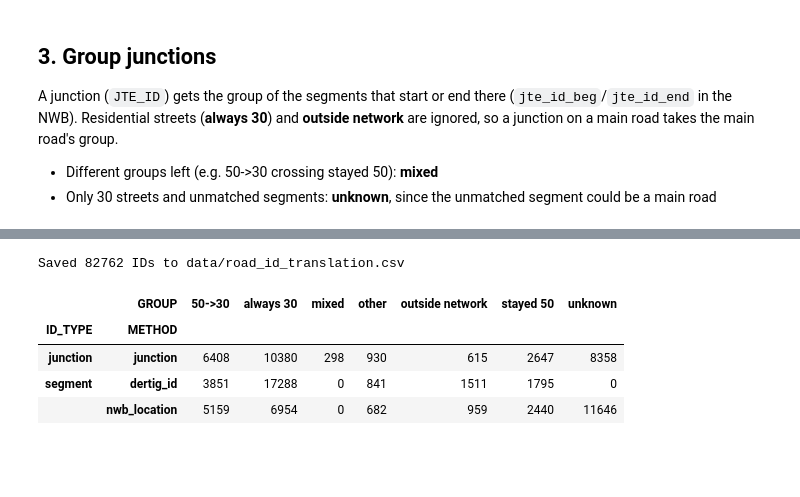
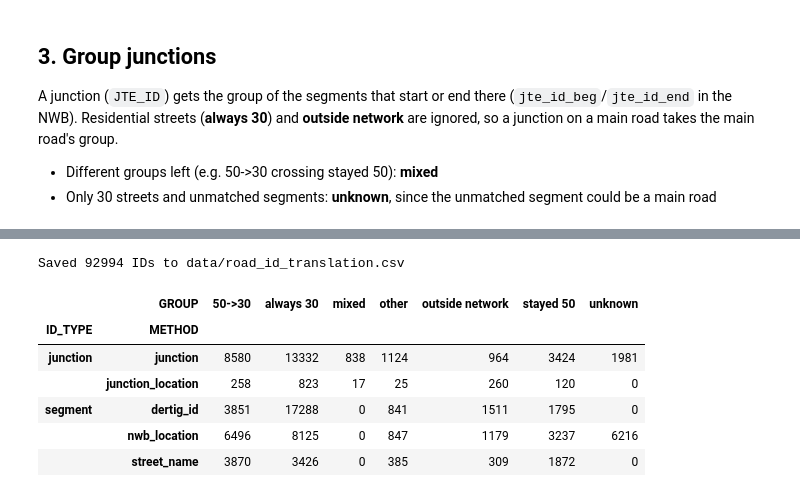
Before and after one commit to LiamLuijtgaarden/Python-Project, a Jupyter notebook: wegvakken.ipynb, the cells around one changed output, grey strips where cells are left out. Drawn from its saved outputs; the diff is of its cells as text; code cells hidden in the pictures; blank space fills up the shorter version.

Commit message:
categorise more roads

```diff
--- a/wegvakken.ipynb
+++ b/wegvakken.ipynb
@@ -98,6 +111,7 @@ direct = pd.DataFrame({
     "ID_TYPE": "segment",
     "GROUP": dertig["GROUP"],
     "METHOD": "dertig_id",
+    "SOURCE": "dertig",
     "DERTIG_WVK_ID": dertig["WVK_ID"],
 })
 # %% [markdown]
@@ -220,0 +354,23 @@ Name: count, dtype: int64
+# %%
+# Location of every junction: the first or last point of the segments that start or end there
+points = []
+for name, nwb in versions.items():
+    for col, index in [("jte_id_beg", 0), ("jte_id_end", -1)]:
+        ends = nwb.dropna(subset=[col])
+        points.append(gpd.GeoDataFrame({"ID": ends[col].astype("int64").astype(str).values, "SOURCE": name},
+                                        geometry=shapely.get_point(ends.geometry.values, index), crs=28992))
+points = pd.concat(points)
+points = points[points.geometry.notna()].drop_duplicates("ID")
+
+
+def match_junction_location(points):
+    """Group junctions by the dertig segments within JUNCTION_BUFFER_M of them."""
+    near = gpd.sjoin(points, dertig[["GROUP", "geometry"]], predicate="dwithin", distance=JUNCTION_BUFFER_M)
+    return near.groupby("ID")["GROUP"].agg(lambda g: junction_group(sorted(set(g))))
+
+
+# Check: does the location give the same group as the segments, where that one is known?
+grouped = junction_table[junction_table["GROUP"] != "unknown"].set_index("ID")["GROUP"]
+check = match_junction_location(points[points["ID"].isin(grouped.index)])
+print(f"Location gives a group for {len(check) / len(grouped):.0%} of the known junctions, "
+      f"and the same group for {(check == grouped[check.index]).mean():.0%} of those")
@@ -220,0 +379,16 @@ Name: count, dtype: int64
+# %%
+# Apply to the junctions that are still unknown
+unknown_ids = junction_table.loc[junction_table["GROUP"] == "unknown", "ID"]
+by_location = match_junction_location(points[points["ID"].isin(unknown_ids)])
+by_location = by_location[by_location != "unknown"]
+location_table = pd.DataFrame({
+    "ID": by_location.index,
+    "ID_TYPE": "junction",
+    "GROUP": by_location.values,
+    "METHOD": "junction_location",
+    "SOURCE": points.set_index("ID").loc[by_location.index, "SOURCE"].values,
+})
+junction_table = pd.concat([junction_table[~junction_table["ID"].isin(location_table["ID"])], location_table],
+                           ignore_index=True)
+print(f"{len(location_table)} junctions grouped by location")
+location_table["GROUP"].value_counts()
@@ -221,12 +405,14 @@ Name: count, dtype: int64
 # %%
-translation = pd.concat([direct, spatial, junctions], ignore_index=True)
+translation = pd.concat([segment_table, junction_table], ignore_index=True)
 translation.to_csv(TRANSLATION_FILE, index=False)
 print(f"Saved {len(translation)} IDs to {TRANSLATION_FILE}")
 translation.groupby(["ID_TYPE", "METHOD"])["GROUP"].value_counts().unstack(fill_value=0)
 # %% [output]
-Saved 82762 IDs to data/road_id_translation.csv
+Saved 92994 IDs to data/road_id_translation.csv
 |  | GROUP | 50->30 | always 30 | mixed | other | outside network | stayed 50 | unknown |
 | ID_TYPE | METHOD |  |  |  |  |  |  |  |
-| junction | junction | 6408 | 10380 | 298 | 930 | 615 | 2647 | 8358 |
+| junction | junction | 8580 | 13332 | 838 | 1124 | 964 | 3424 | 1981 |
+|  | junction_location | 258 | 823 | 17 | 25 | 260 | 120 | 0 |
 | segment | dertig_id | 3851 | 17288 | 0 | 841 | 1511 | 1795 | 0 |
-|  | nwb_location | 5159 | 6954 | 0 | 682 | 959 | 2440 | 11646 |
+|  | nwb_location | 6496 | 8125 | 0 | 847 | 1179 | 3237 | 6216 |
+|  | street_name | 3870 | 3426 | 0 | 385 | 309 | 1872 | 0 |
```
Also changed, not shown: parts of 29 cells of this notebook, 13 other files.
